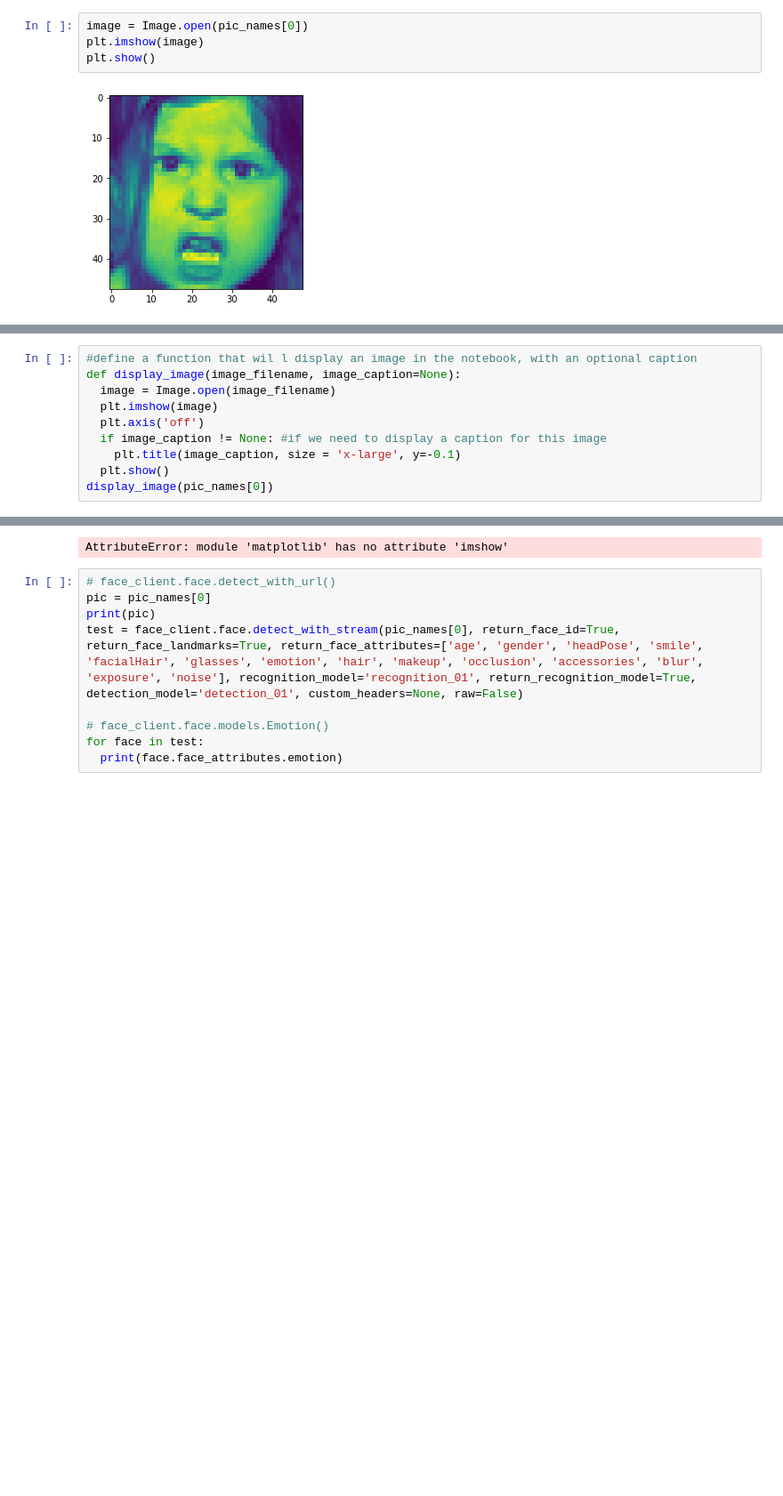
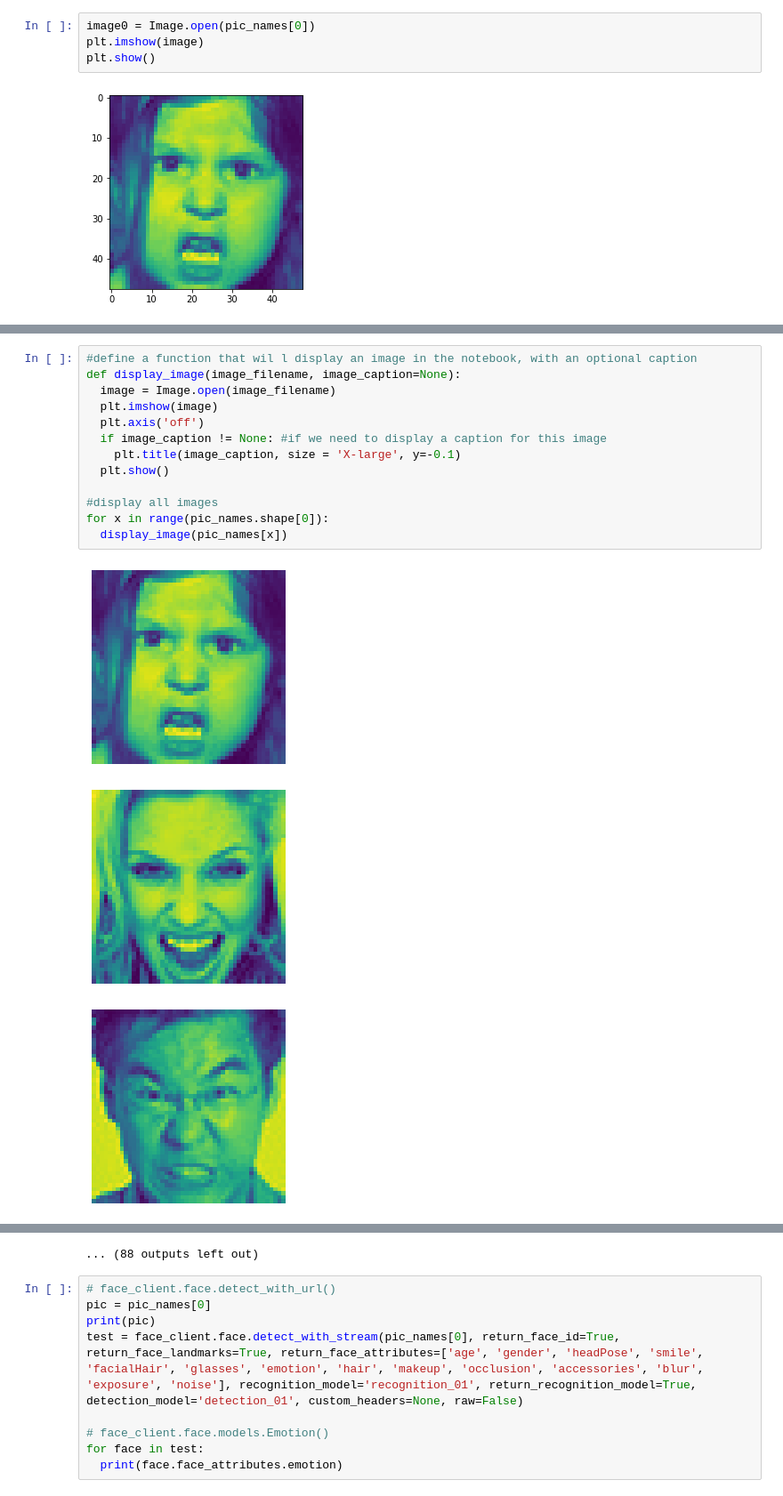
Before and after one commit to nagemnat/cs_face, a Jupyter notebook: emotions.ipynb, the cells around one changed output, grey strips where cells are left out. Shown at 89% size. Saved outputs shown, nothing was run; the diff lists cells and outputs as text; blank space fills up the shorter version.

Commit message:
got image file to run and give emotion score

```diff
--- a/emotions.ipynb
+++ b/emotions.ipynb
@@ -243,7 +243,7 @@ sns.catplot(x="emotion", kind="count", data=df)
 #save list of picture namees
 pic_names = df.file_path
 # %%
-image = Image.open(pic_names[0])
+image0 = Image.open(pic_names[0])
 plt.imshow(image)
 plt.show()
 # %% [output]
@@ -261,11 +306,17 @@ AttributeError: 'JpegImageFile' object has no attribute 'read'
 # %%
 #define a function that wil l display an image in the notebook, with an optional caption
 def display_image(image_filename, image_caption=None):
   image = Image.open(image_filename)
   plt.imshow(image)
   plt.axis('off')
   if image_caption != None: #if we need to display a caption for this image
-    plt.title(image_caption, size = 'x-large', y=-0.1)
+    plt.title(image_caption, size = 'X-large', y=-0.1)
   plt.show()
-display_image(pic_names[0])
+
+#display all images
+for x in range(pic_names.shape[0]):
+  display_image(pic_names[x])
 # %% [output]
+[figure, added]
+[figure, added]
+[figure, added]
@@ -272,4 +332,4 @@ display_image(pic_names[0])
-AttributeError: module 'matplotlib' has no attribute 'imshow'
+... (88 outputs left out)
 # %%
 # face_client.face.detect_with_url()
 pic = pic_names[0]
```
Also changed, not shown: parts of 7 cells of this notebook.
